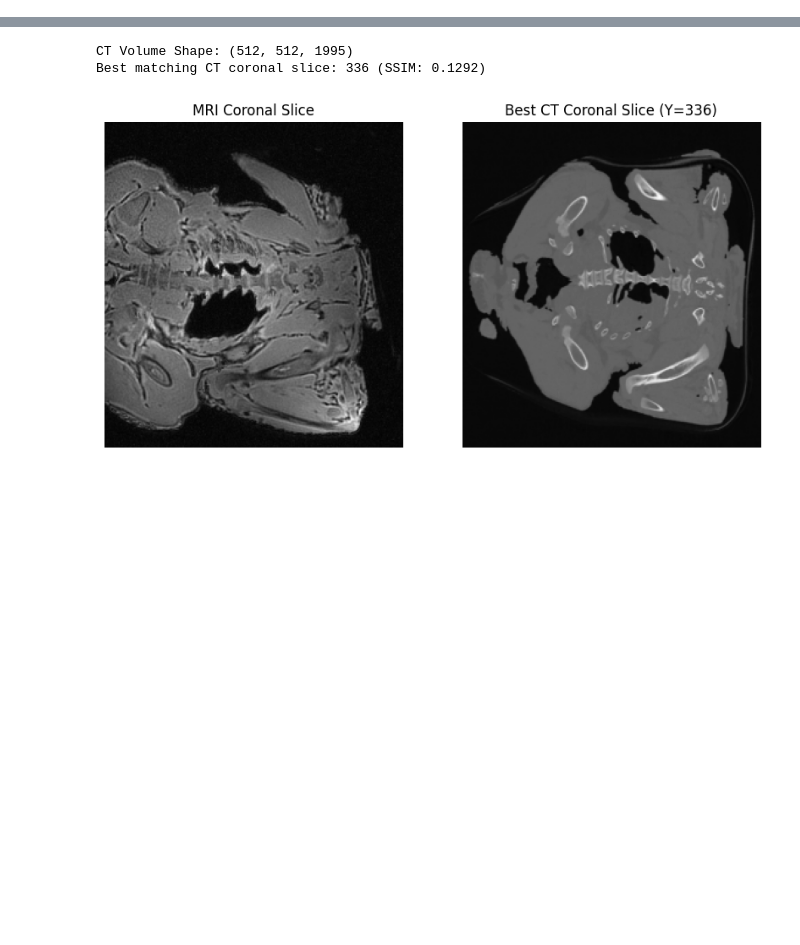
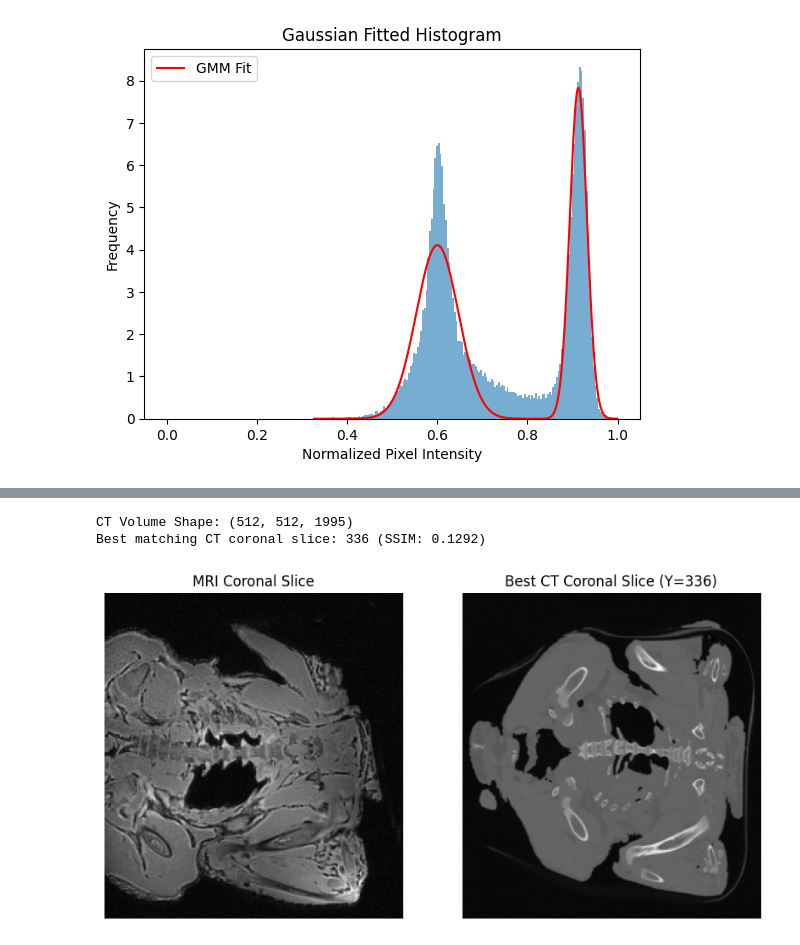
Before and after one commit to Yakuson/MRI-TO-PCT, a Jupyter notebook: Capstone Code and resources/Code/CFP.ipynb, the cells around one changed output, grey strips where cells are left out. Cells and saved outputs as stored; diff of their text form; code cells hidden in the pictures; blank space fills up the shorter version.

```diff
--- a/Capstone Code and resources/Code/CFP.ipynb
+++ b/Capstone Code and resources/Code/CFP.ipynb
@@ -183,0 +208,38 @@ Thresholds for Peaks: [0.5625     0.94921875]
+# %%
+# Gaussian Fitting of Histogram
+import numpy as np
+from sklearn.mixture import GaussianMixture
+import matplotlib.pyplot as plt
+from scipy.stats import zscore
+
+# Fit Gaussian Mixture Model
+gmm = GaussianMixture(n_components=3 ,random_state=42) # ADDING THREE COMPONENTS SEEMS TO WORK BETTER
+gmm.fit(inv_norm.ravel().reshape(-1, 1))
+
+# Extract model parameters
+means = gmm.means_.flatten()
+std_devs = np.sqrt(gmm.covariances_).flatten()
+
+# Sort means smallest to largest
+sorted_indices = np.argsort(means)
+sorted_means = means[sorted_indices]
+sorted_std_devs = std_devs[sorted_indices]
+
+# Set the weight of the second peak to zero
+gmm.weights_[sorted_indices[1]] = 0
+#gmm.weights_[sorted_indices[2]] = 0
+weights = gmm.weights_
+
+# Plot histogram and fitted GMM
+x = np.linspace(inv_norm.ravel().min(), inv_norm.ravel().max(), 1000)
+pdf = np.exp(gmm.score_samples(x.reshape(-1, 1)))
+
+plt.hist(inv_norm.ravel(), bins=256, density = True, range=(0, 1), alpha=0.6)
+plt.plot(x, pdf, color='red', label="GMM Fit")
+plt.title('Gaussian Fitted Histogram')
+plt.xlabel('Normalized Pixel Intensity')
+plt.ylabel('Frequency')
+plt.legend()
+plt.show()
+# %% [output]
+[figure, added]
```
Also changed, not shown: parts of 10 cells of this notebook, 2 other files.
